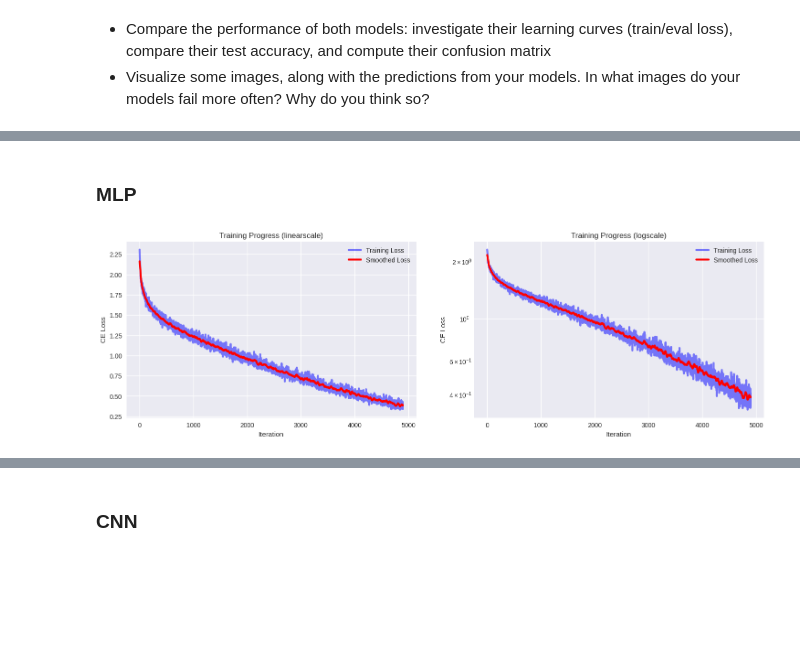
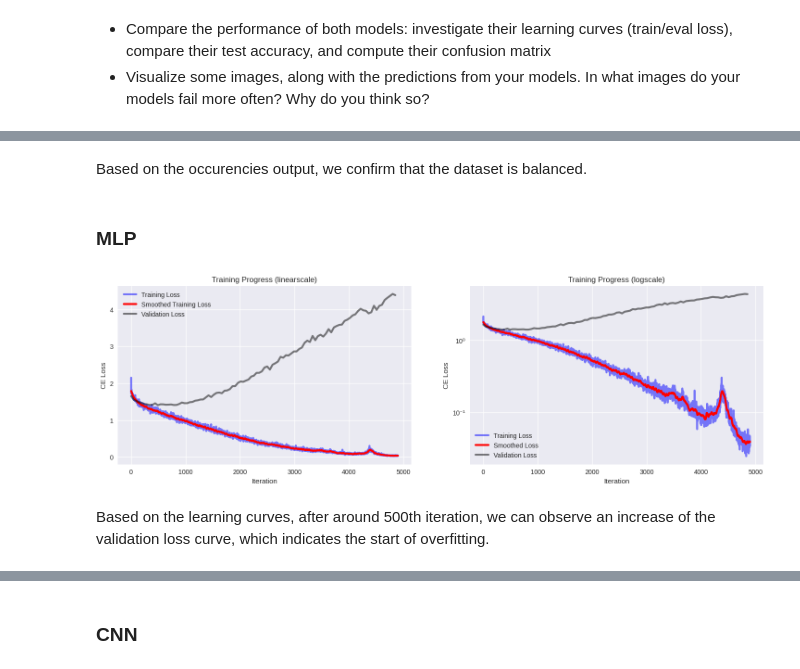
Before and after one commit to kel16/CudaLabTasksSS25, a Jupyter notebook: Session1/Solution1.ipynb, the cells around one changed output, grey strips where cells are left out. Drawn from its saved outputs; the diff is of its cells as text; code cells hidden in the pictures; blank space fills up the shorter version.

```diff
--- a/Session1/Solution1.ipynb
+++ b/Session1/Solution1.ipynb
@@ -75,8 +79,6 @@ count_model_params(mlp)
 # %%
-from train import train
-
 criterion = nn.CrossEntropyLoss()
 optimizer = torch.optim.Adam(mlp.parameters(), lr=LR)
 
-mlp_losses = train(mlp, NUM_EPOCHS, train_loader, device, criterion, optimizer)
+mlp_losses = train(mlp, NUM_EPOCHS, train_loader, eval_loader, device, criterion, optimizer)
 # %%
@@ -123,9 +133,11 @@ saved to models/checkpoint_01-56_22-04-2025.pth
+# %% [markdown]
+Based on the occurencies output, we confirm that the dataset is balanced.
 # %% [markdown]
 ### MLP
 # %%
-from visualize import plot_learning_curve
-
-plot_learning_curve(mlp_losses)
+plot_learning_curve(mlp_losses[0], mlp_losses[1], len(mlp_losses[0])//len(mlp_losses[1]))
 # %% [output]
-[figure, old version]
+[figure, new version]
+# %% [markdown]
+Based on the learning curves, after around 500th iteration, we can observe an increase of the validation loss curve, which indicates the start of overfitting.
 # %%
```
Also changed, not shown: parts of 25 cells of this notebook, 7 other files.
